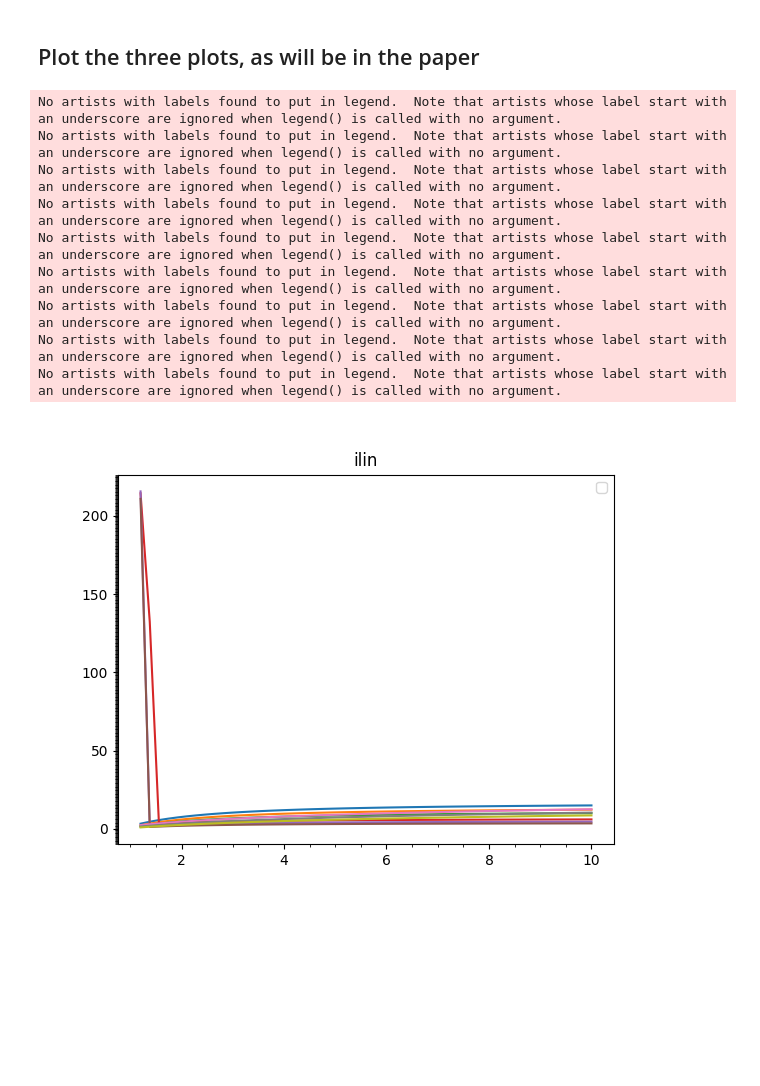
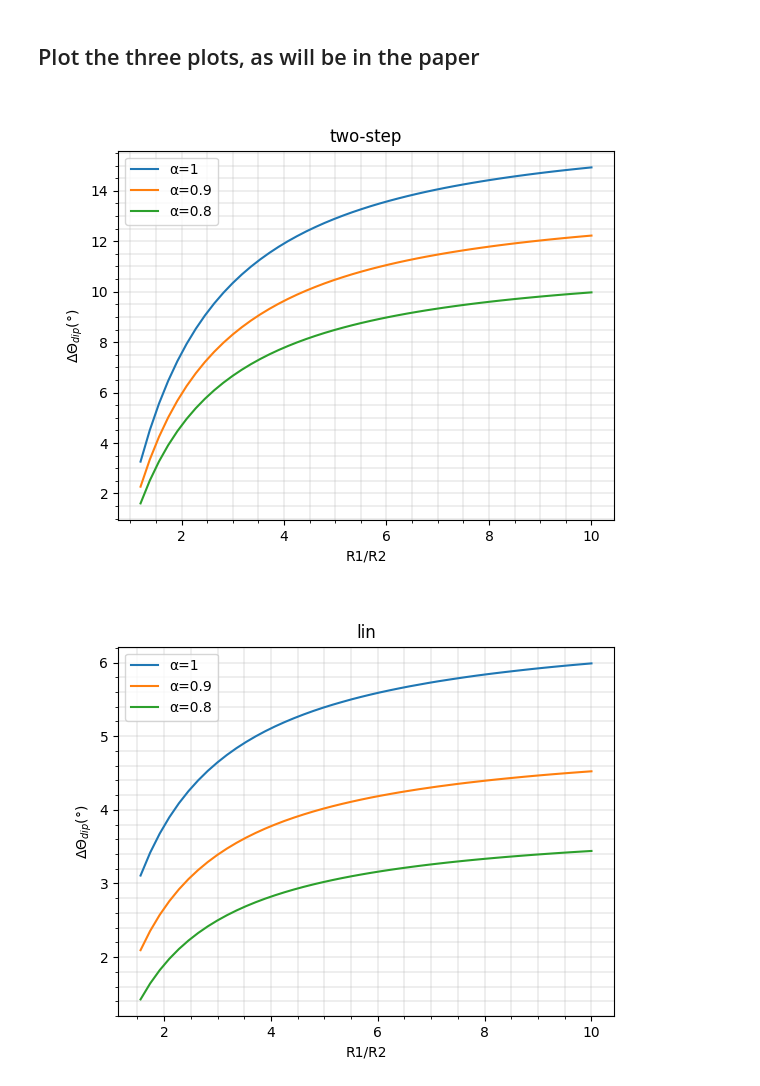
Before and after one commit to Yugal0/fitting-eis-dipangle-analysis, a Jupyter notebook: running_for_data.ipynb, the cells around one changed output. Drawn from its saved outputs; the diff is of its cells as text; code cells hidden in the pictures; blank space fills up the shorter version.

```diff
--- a/running_for_data.ipynb
+++ b/running_for_data.ipynb
@@ -62,36 +62,37 @@ theta_list=json.loads(json_data)
 # %%
 from matplotlib.ticker import MultipleLocator
 ratio_range=np.linspace(1.2,10,50)
 
 # ax=[]
-fig,ax=plt.subplots()
-# fig1,ax=plt.subplots()
-# fig2,ax=plt.subplots()
+fig,axtwo=plt.subplots()
+fig1,axlin=plt.subplots()
+fig2,axilin=plt.subplots()
 x=ratio_range
 
-for idx1 in [0,1,2]:
-    for idx2 in [0,1,2]:
-        ax.plot(ratio_range,theta_list[idx1][idx2])
+crap_till_lin=2
+
+for idx1,ax in zip([0,1,2],(axtwo,axlin,axilin)):
+    for idx2,a in zip([0,1,2],[1,0.9,0.8]):
+        if(idx1==1):
+            ax.plot(ratio_range[crap_till_lin:],theta_list[idx1][idx2][crap_till_lin:],label=f"α={a}")
+        else:
+            ax.plot(ratio_range,theta_list[idx1][idx2],label=f"α={a}")
         ax.xaxis.set_minor_locator(MultipleLocator(0.5))
         ax.yaxis.set_minor_locator(MultipleLocator(0.5))
         ax.legend()
+        ax.grid(which="both",linewidth=0.3)
+        ax.minorticks_on()
+        ax.set_xlabel("R1/R2")
+        ax.set_ylabel("$\Delta \Theta_{dip} (\degree)$")
         if(idx1==0):
             ax.set_title("two-step")
         elif(idx1==1):
             ax.set_title("lin")
         else:
             ax.set_title("ilin")
 
 # axx.set_xticks(np.arange(0, 10.5, 0.5))
 # axx.set_yticks(np.arange(0, 12, 1))
 # %% [output]
-No artists with labels found to put in legend.  Note that artists whose label start with an underscore are ignored when legend() is called with no argument.
-No artists with labels found to put in legend.  Note that artists whose label start with an underscore are ignored when legend() is called with no argument.
-No artists with labels found to put in legend.  Note that artists whose label start with an underscore are ignored when legend() is called with no argument.
-No artists with labels found to put in legend.  Note that artists whose label start with an underscore are ignored when legend() is called with no argument.
-No artists with labels found to put in legend.  Note that artists whose label start with an underscore are ignored when legend() is called with no argument.
-No artists with labels found to put in legend.  Note that artists whose label start with an underscore are ignored when legend() is called with no argument.
-No artists with labels found to put in legend.  Note that artists whose label start with an underscore are ignored when legend() is called with no argument.
-No artists with labels found to put in legend.  Note that artists whose label start with an underscore are ignored when legend() is called with no argument.
-No artists with labels found to put in legend.  Note that artists whose label start with an underscore are ignored when legend() is called with no argument.
-[figure, old version]
+[figure, new version]
+[figure, added]
```
Also changed, not shown: parts of 1 cell of this notebook.
